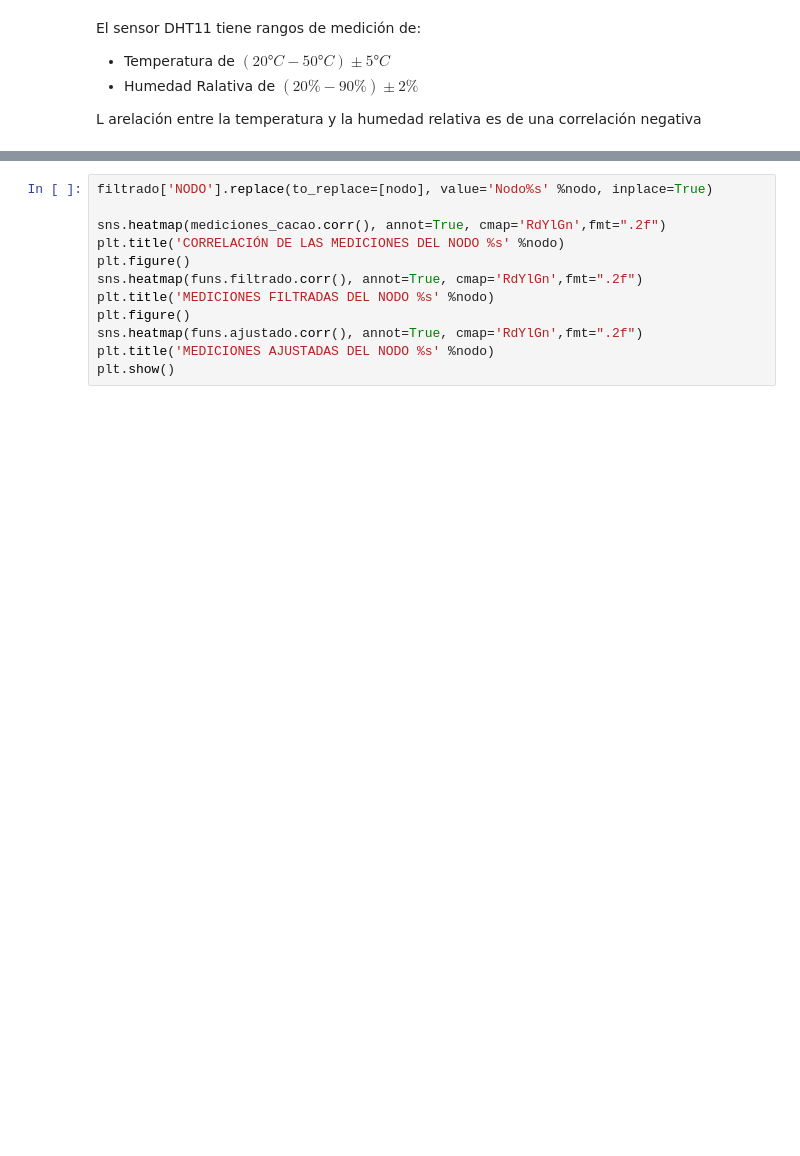
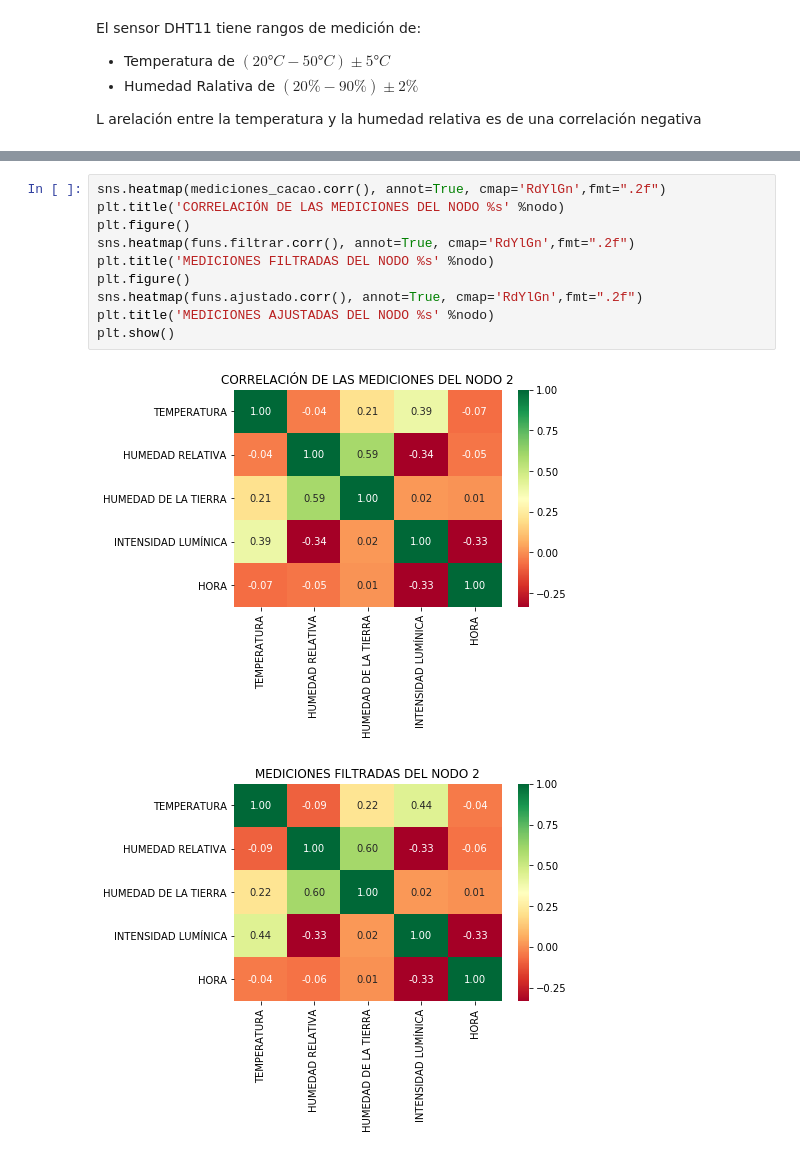
Before and after one commit to Jergb/Python, a Jupyter notebook: AA/Algoritmo_filtro.ipynb, the cells around one changed output, grey strips where cells are left out. Drawn from its saved outputs; the diff is of its cells as text; blank space fills up the shorter version.

```diff
--- a/AA/Algoritmo_filtro.ipynb
+++ b/AA/Algoritmo_filtro.ipynb
@@ -176,12 +223,13 @@ plt.show()
 # %%
-filtrado['NODO'].replace(to_replace=[nodo], value='Nodo%s' %nodo, inplace=True)
-
 sns.heatmap(mediciones_cacao.corr(), annot=True, cmap='RdYlGn',fmt=".2f")
 plt.title('CORRELACIÓN DE LAS MEDICIONES DEL NODO %s' %nodo)
 plt.figure()
-sns.heatmap(funs.filtrado.corr(), annot=True, cmap='RdYlGn',fmt=".2f")
+sns.heatmap(funs.filtrar.corr(), annot=True, cmap='RdYlGn',fmt=".2f")
 plt.title('MEDICIONES FILTRADAS DEL NODO %s' %nodo)
 plt.figure()
 sns.heatmap(funs.ajustado.corr(), annot=True, cmap='RdYlGn',fmt=".2f")
 plt.title('MEDICIONES AJUSTADAS DEL NODO %s' %nodo)
 plt.show()
+# %% [output]
+[figure, added]
+[figure, added]
```
Also changed, not shown: parts of 14 cells of this notebook, 5 other files.
